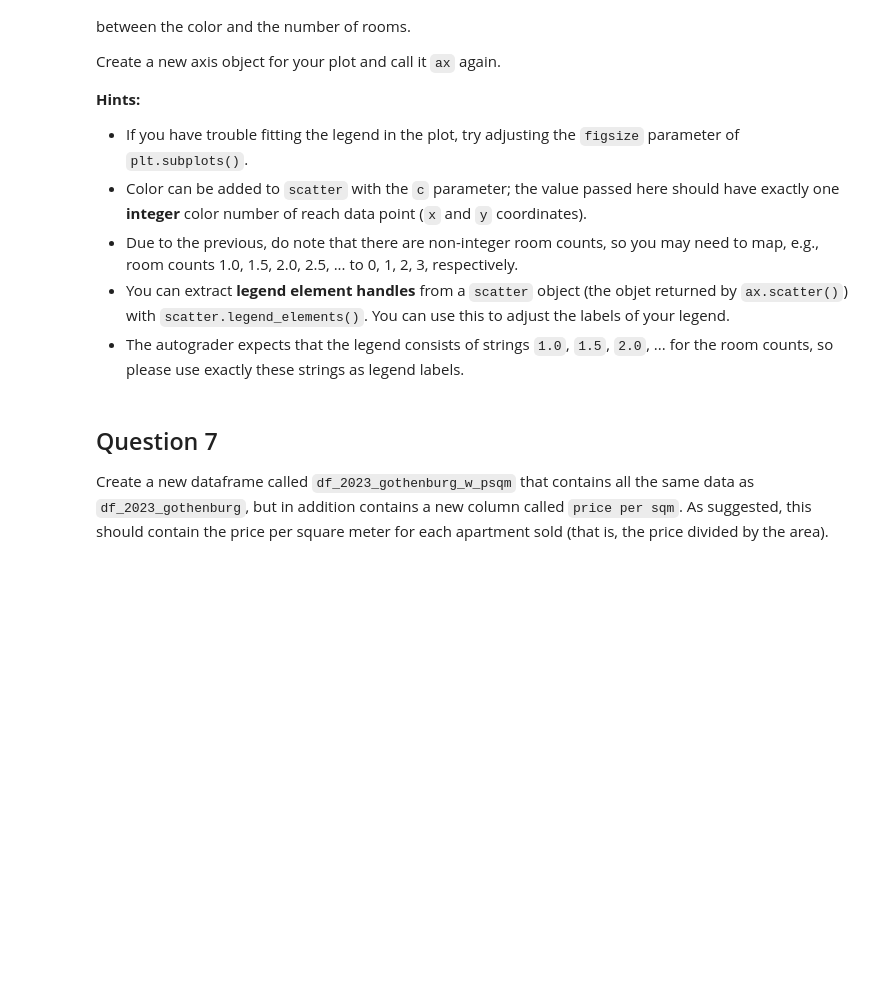
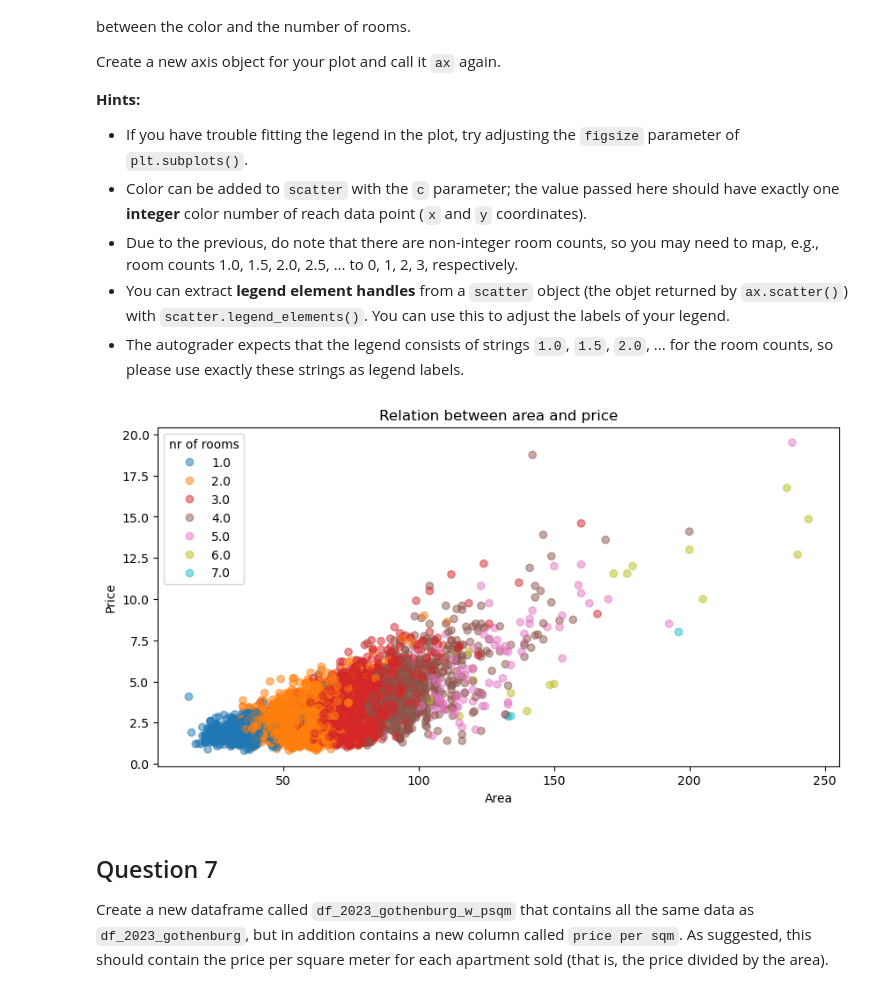
Before and after one commit to BoLaker/Data-Science-and-AI, a Jupyter notebook: assignment2_template.ipynb, the cells around one changed output. Saved outputs shown, nothing was run; the diff lists cells and outputs as text; code cells hidden in the pictures; blank space fills up the shorter version.

```diff
--- a/assignment2_template.ipynb
+++ b/assignment2_template.ipynb
@@ -256,7 +254,25 @@ Create a new axis object for your plot and call it `ax` again.
 # %%
 # Codegrade Tag Question6
 # Do *not* remove the tag above
 # Write your code below
+fig, ax = plt.subplots(figsize=(10,5))
+df_clean = df.dropna(subset=["rooms"])
+scatter = ax.scatter( df_clean["area"],df_clean["price"]/1000000, alpha=0.5, c=df_clean["rooms"].astype(int), cmap="tab10")
+
+handles, labels = scatter.legend_elements()
+
+fix_labels = [str(int(r)) + ".0" for r in sorted(df_clean["rooms"].unique())]
+ax.legend(handles, fix_labels, title="nr of rooms")
+
+ax.set_title("Relation between area and price")
+ax.set_xlabel("Area")
+ax.set_ylabel("Price")
+
+
+
+plt.show()
+# %% [output]
+[figure, added]
 # %% [markdown]
 ## Question 7
 
```
Also changed, not shown: parts of 4 cells of this notebook.
